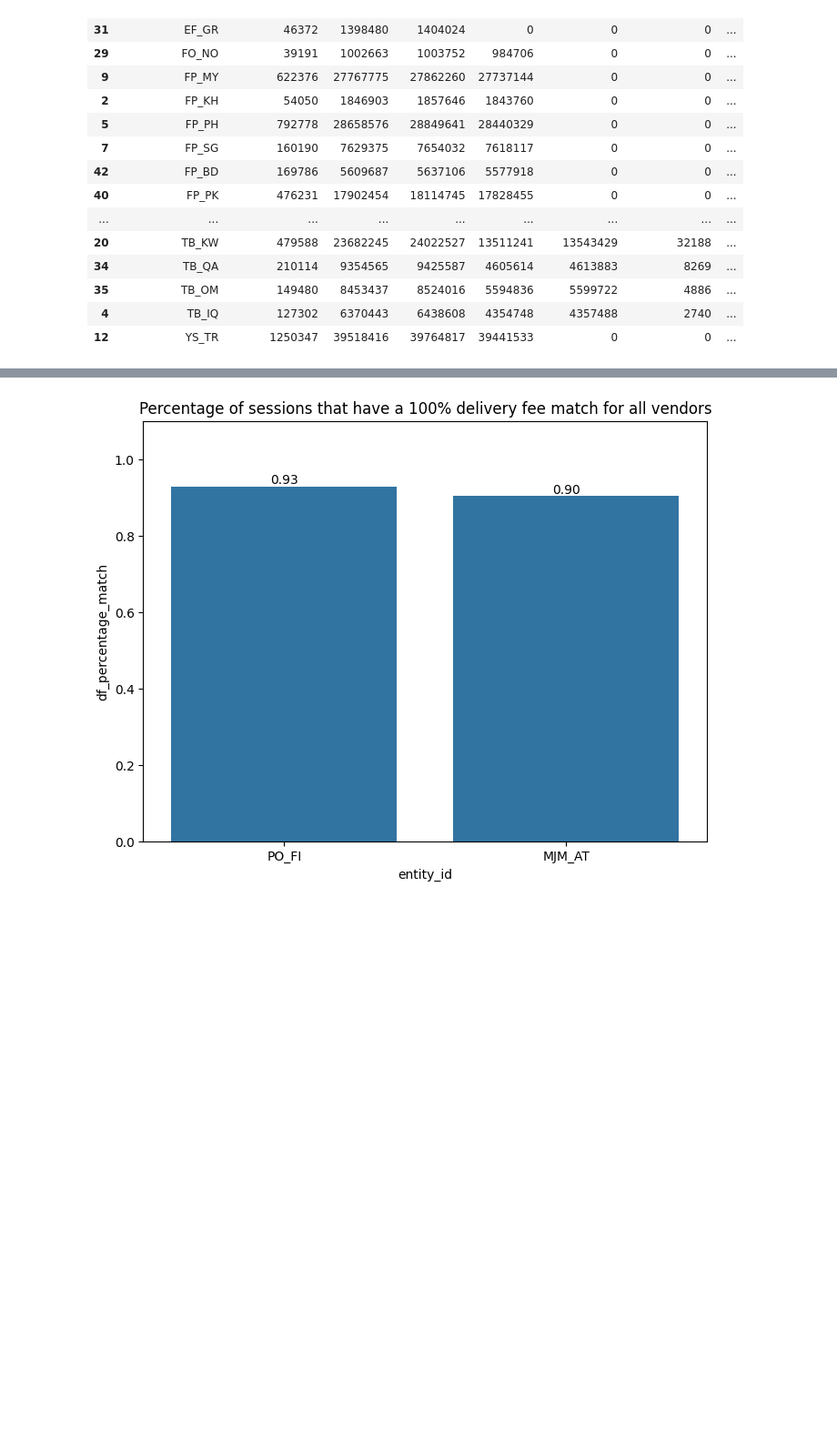
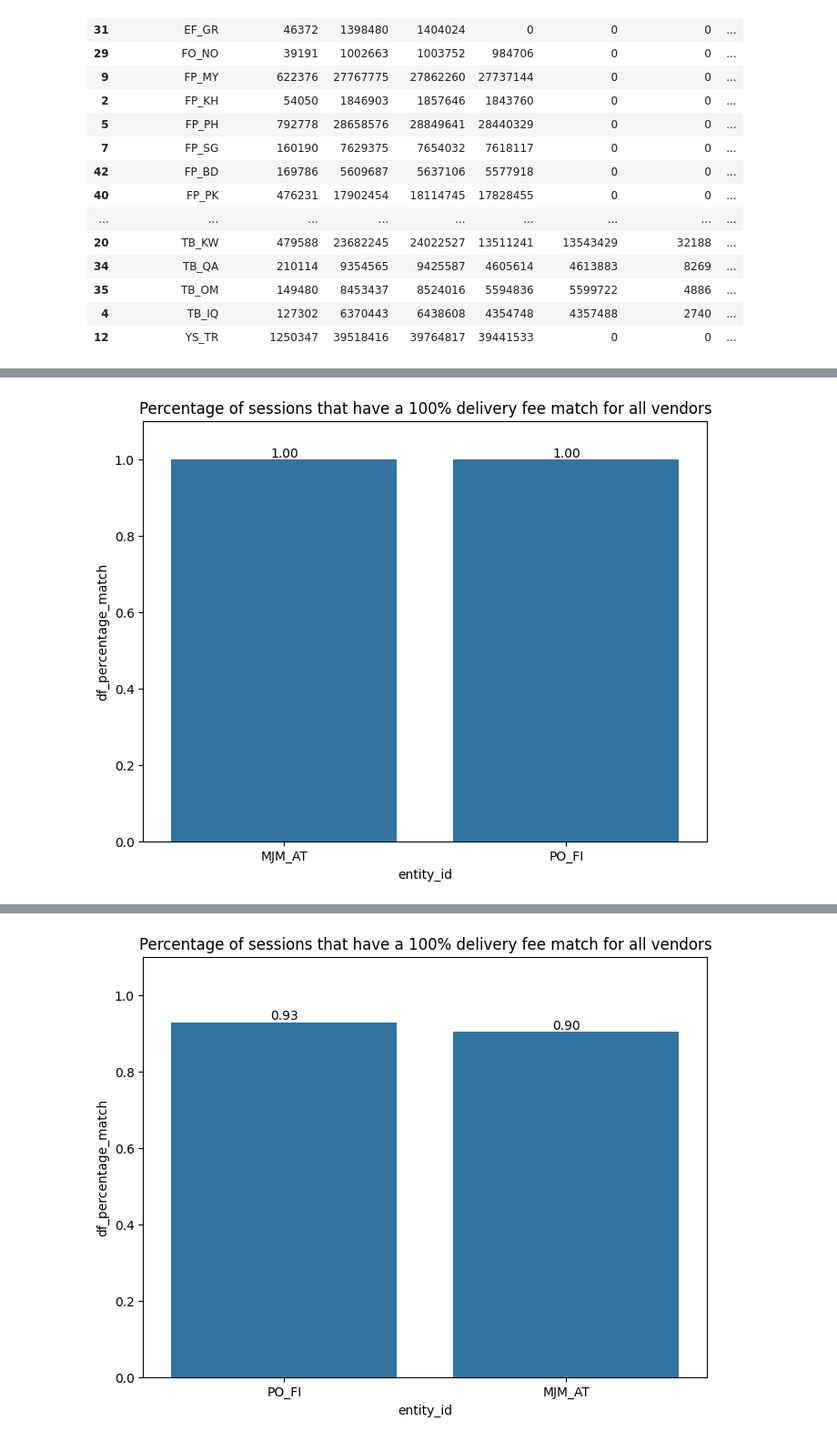
Before and after one commit to shazebasad-dh/https---github.com-deliveryhero-global_pricing, a Jupyter notebook: team/Shazeb/Impressions_data/data_quality_check.ipynb, the cells around one changed output, grey strips where cells are left out. Shown at 91% size. Drawn from its saved outputs; the diff is of its cells as text; code cells hidden in the pictures; blank space fills up the shorter version.

```diff
--- a/team/Shazeb/Impressions_data/data_quality_check.ipynb
+++ b/team/Shazeb/Impressions_data/data_quality_check.ipynb
@@ -558,6 +1083,7 @@ def impression_data_q(start_d, end_d, entity_d):
         )
         select   coalesce(id.global_entity_id, dpsd.entity_id) entity_id
                 ,coalesce(id.session_key,perseus_session_key) session_key
+                ,count(distinct id.perseus_session_id) sessions
                 ,count(*) total_vendors
                 ,count(dpsd.event_t) non_null_event_t_dps
                 ,count(id.event_t) non_null_event_t_impressions
@@ -583,7 +1179,7 @@ def impression_data_q(start_d, end_d, entity_d):
 project_id = "logistics-customer-staging"
 client = bigquery.Client(project = project_id)
 start_date = '2024-06-01'
-end_date = '2024-06-30'
+end_date = '2024-06-03'
 # start_date_dps = '2024-05-31'
 # end_date_dps = '2024-06-01'
 
@@ -623,2 +1226,2 @@ all_data = pd.concat(dataframes, ignore_index=True)
 # %%
-all_data[all_data['df_match'] > 0]
+all_data = all_data.fillna(0)
@@ -626,0 +1237,11 @@ all_data[all_data['df_match'] > 0]
+# %%
+# Group by 'entity_id' and 'session_key'
+grouped = all_data.groupby(['entity_id', 'session_key'])
+
+# Perform multiple aggregations
+result = grouped.apply(lambda x: pd.Series({
+    'delivery_fee_match': (x['df_dps'] == x['df_impressions']).sum(),
+    'total_vendors': x['shopId'].count()
+})).reset_index()
+
+print(result)
@@ -627,3 +1309,87 @@ all_data[all_data['df_match'] > 0]
+# %%
+# Creating the conditional columns
+result['sessions_df_match'] = result.apply(lambda row: 1 if row['total_vendors'] == row['delivery_fee_match'] else 0, axis=1)
+# all_data['sessions_mov_match'] = all_data.apply(lambda row: 1 if row['total_vendors'] == row['mov_match'] else 0, axis=1)
+# all_data['sessions_dt_match'] = all_data.apply(lambda row: 1 if row['total_vendors'] == row['delivery_time_match'] else 0, axis=1)
+# all_data['sessions_time_match'] = all_data.apply(lambda row: 1 if row['total_vendors'] == row['event_time_match'] else 0, axis=1)
+
+
+a = result.groupby('entity_id').agg({'sessions_df_match': 'sum','session_key':'nunique'}).reset_index()
+
+# Calculating the percentage mismatch
+a['df_percentage_match'] = a['sessions_df_match'] / a['session_key']
+# a['mov_percentage_match'] = a['sessions_mov_match'] / a['session_key']
+# a['dt_percentage_match'] = a['sessions_dt_match'] / a['session_key']
+# a['time_percentage_match'] = a['sessions_time_match'] / a['session_key']
+
+
+# Sorting the data in descending order for each plot
+a_sorted_df = a.sort_values(by='df_percentage_match', ascending=False)
+# a_sorted_mov = a.sort_values(by='mov_percentage_match', ascending=False)
+# a_sorted_dt = a.sort_values(by='dt_percentage_match', ascending=False)
+# a_sorted_time = a.sort_values(by='time_percentage_match', ascending=False)
+
+
+columns_to_plot_sorted = [
+    ('df_percentage_match', 'Percentage of sessions that have a 100% delivery fee match for all vendors', a_sorted_df)
+    # ('mov_percentage_match', 'Percentage of sessions that have a 100% MOV match for all vendors', a_sorted_mov),
+    # ('dt_percentage_match', 'Percentage of sessions that have a 100% delivery time match for all vendors', a_sorted_dt),
+    # ('time_percentage_match', 'Percentage of sessions that have a 100% event time match for all vendors', a_sorted_dt)
+]
+
+for column, title, sorted_data in columns_to_plot_sorted:
+    plt.figure(figsize=(8, 6))
+    ax = sns.barplot(x='entity_id', y=column, data=sorted_data)
+    for p in ax.patches:
+        height = p.get_height()
+        ax.annotate(f'{height:.2f}',
+                    (p.get_x() + p.get_width() / 2., height),
+                    ha='center', va='bottom')
+    plt.ylim(0, 1.1)
+    plt.ylabel(column)
+    plt.title(title)
+    plt.show()
+
+
+# # List of columns to plot
+# columns_to_plot = [
+#     ('df_percentage_match', 'Percentage of sessions that have a 100% delivery fee match for all vendors'),
+#     ('mov_percentage_match', 'Percentage of sessions that have a 100% MOV match for all vendors'),
+#     ('dt_percentage_match', 'Percentage of sessions that have a 100% delivery time match for all vendors')
+# ]
+
+# # Loop to create each plot
+# for column, title in columns_to_plot:
+#     plt.figure(figsize=(8, 6))
+#     ax = sns.barplot(x='entity_id', y=column, data=a)
+#     for p in ax.patches:
+#         height = p.get_height()
+#         ax.annotate(f'{height:.2f}',
+#                     (p.get_x() + p.get_width() / 2., height),
+#                     ha='center', va='bottom')
+#     plt.ylim(0, 1.1)
+#     plt.ylabel(column)
+#     plt.title(title)
+#     plt.show()
+
+
+# # Plotting with seaborn
+# plt.figure(figsize=(8, 6))
+# ax = sns.barplot(x='entity_id', y='df_percentage_match', data=a)
+
+# # Adding percentage labels on top of the bars
+# for p in ax.patches:
+#     height = p.get_height()
+#     ax.annotate(f'{height:.2f}',
+#                 (p.get_x() + p.get_width() / 2., height),
+#                 ha='center', va='bottom')
+
+# plt.ylim(0, 1.1)  # Extend y-axis limit to make sure labels fit within the plot
+# plt.ylabel('df_percentage_match')
+# plt.title('Percentage of sessions that have a 100 % delivery fee match for all vendors ')
+# plt.show()
+# %% [output]
+[figure, added]
 # %%
 session_completeness = all_data.groupby('entity_id').agg({'total_vendors':'sum','non_null_mov_dps':'sum','non_null_mov_impressions':'sum'
                                    ,'non_null_df_dps':'sum','non_null_df_impressions':'sum'
```
Also changed, not shown: parts of 19 cells of this notebook, 1 other file.
